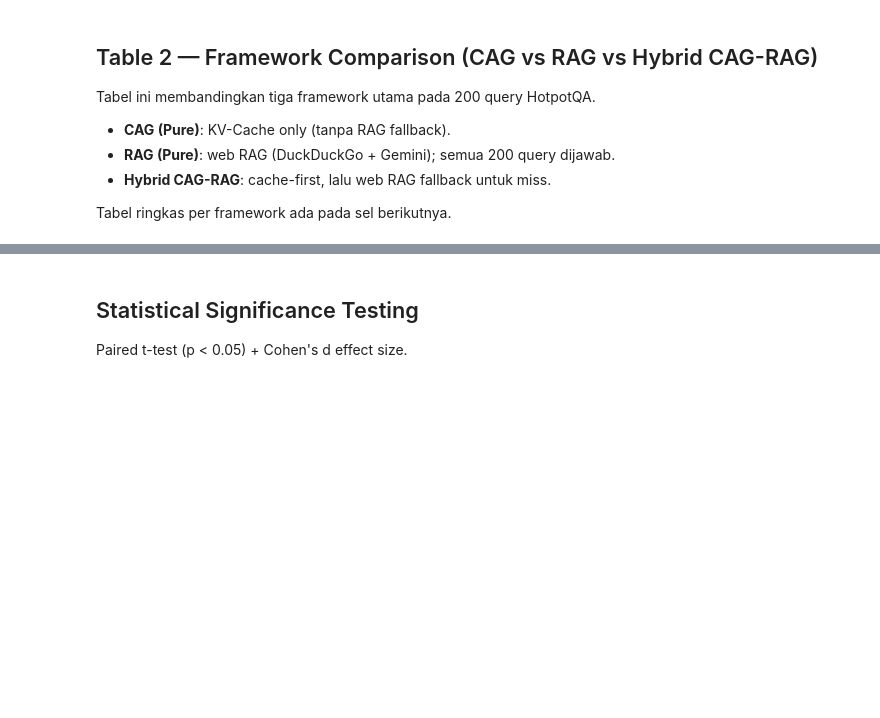
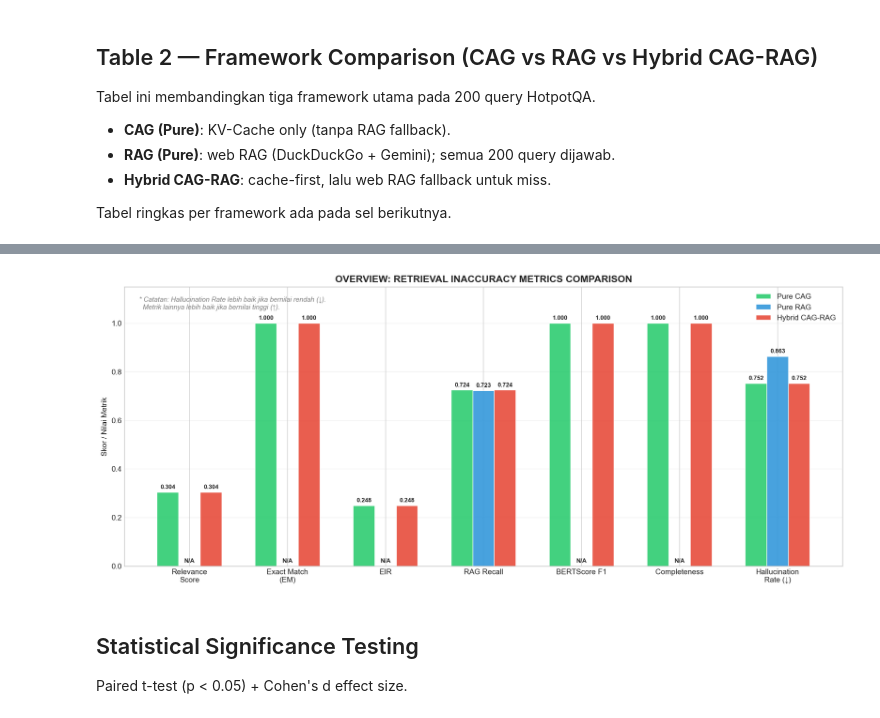
Before and after one commit to samuelsitio26/llm-chatbot-RAG-CAG, a Jupyter notebook: notebooks/Evaluate_Hospot.ipynb, the cells around one changed output, grey strips where cells are left out. Cells and saved outputs as stored; diff of their text form; code cells hidden in the pictures; blank space fills up the shorter version.

```diff
--- a/notebooks/Evaluate_Hospot.ipynb
+++ b/notebooks/Evaluate_Hospot.ipynb
@@ -2013,3 +2023,46 @@ HOTPOTQA_RESULTS = {
+# %%
+# ============================================================================
+# OVERVIEW: INACCURACY COMPARISON (7 METRICS GROUPED)
+# ============================================================================
+width = 0.22
+x = np.arange(len(inaccuracy_keys))
+fig, ax = plt.subplots(figsize=(14, 6))
+
+for idx, fw in enumerate(frameworks):
+    raw_vals = [framework_metrics[fw].get(k) for k in inaccuracy_keys]
+    vals = [0.0 if v is None or (isinstance(v, float) and np.isnan(v)) else v for v in raw_vals]
+    offset = (idx - (len(frameworks) - 1) / 2) * width
+
+    bars = ax.bar(
+        x + offset, vals, width,
+        label=LABELS[fw], color=COLORS[fw],
+        edgecolor='white', linewidth=0.8, alpha=0.9
+    )
+
+    for bar, v_raw in zip(bars, raw_vals):
+        lbl = "N/A" if v_raw is None or (isinstance(v_raw, float) and np.isnan(v_raw)) else f"{v_raw:.3f}"
+        ax.text(bar.get_x() + bar.get_width()/2, bar.get_height() + 0.01,
+                lbl, ha='center', va='bottom', fontsize=8, fontweight='bold')
+
+ax.set_xticks(x)
+ax.set_xticklabels([
+    'Relevance\nScore', 'Exact Match\n(EM)', 'EIR',
+    'RAG Recall', 'BERTScore F1', 'Completeness', 'Hallucination\nRate (↓)'
+], fontsize=10)
+ax.set_ylabel('Skor / Nilai Metrik')
+ax.set_title('OVERVIEW: RETRIEVAL INACCURACY METRICS COMPARISON', fontsize=13, fontweight='bold')
+ax.set_ylim(0, 1.15)
+ax.legend(loc='upper right', fontsize=10, framealpha=0.9)
+ax.grid(axis='y', alpha=0.3)
+
+ax.annotate('* Catatan: Hallucination Rate lebih baik jika bernilai rendah (↓).\n  Metrik lainnya lebih baik jika bernilai tinggi (↑).',
+            xy=(0.02, 0.92), xycoords='axes fraction', fontsize=9, fontstyle='italic', color='gray')
+
+plt.tight_layout()
+plt.savefig('../logs/thesis_charts/overview_inaccuracy_comparison.png', dpi=300, bbox_inches='tight', facecolor='white')
+plt.show()
+# %% [output]
+[figure, added]
 # %% [markdown]
 ## Statistical Significance Testing
 Paired t-test (p < 0.05) + Cohen's d effect size.
```
Also changed, not shown: parts of 42 cells of this notebook, 12 other files.
